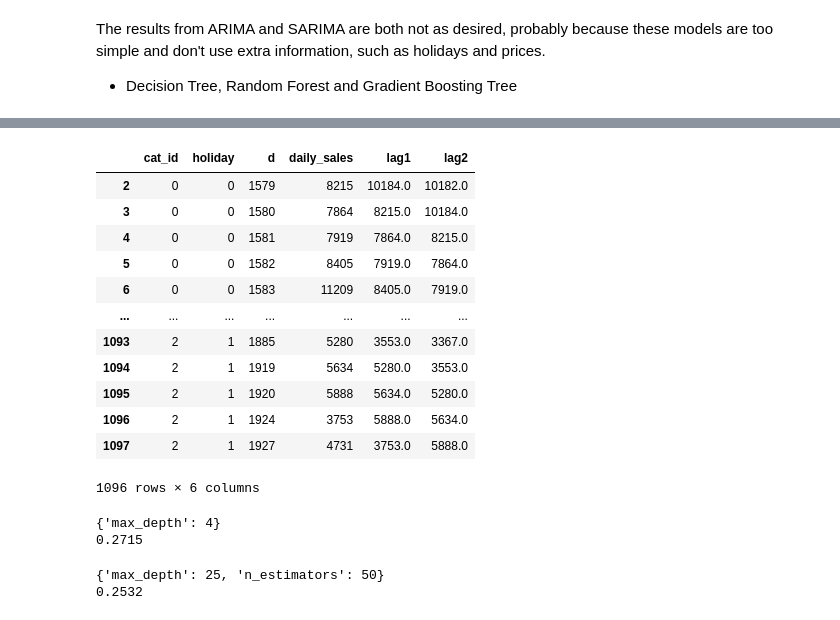
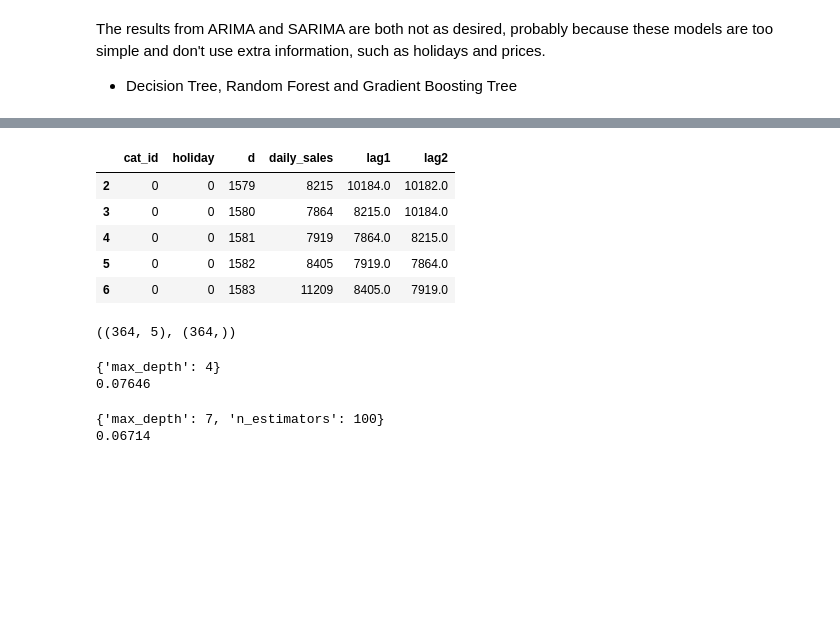
Before and after one commit to QingchuanLyu/Predicting-Walmart-Food-Sales, a Jupyter notebook: Walmart_Sales_Prediction_Qingchuan Lyu.ipynb, the cells around one changed output, grey strips where cells are left out. Drawn from its saved outputs; the diff is of its cells as text; code cells hidden in the pictures; blank space fills up the shorter version.

```diff
--- a/Walmart_Sales_Prediction_Qingchuan Lyu.ipynb
+++ b/Walmart_Sales_Prediction_Qingchuan Lyu.ipynb
@@ -522,7 +516,7 @@ input_data.head(4)
 # %%
 #use a dummy variable to indicate if there's a holiday (event1 or event 2)
-input_data['holiday'] = np.where(input_data.event_name_1.isnull() & input_data.event_name_2.isnull(), 0, 1)
-input_ca_cat = input_data.loc[input_data.state_id == 'CA'].groupby(['cat_id','holiday','d']).agg(daily_sales = ('demand', 'sum')).reset_index()
+input_ca['holiday'] = np.where(input_ca.event_name_1.isnull() & input_ca.event_name_2.isnull(), 0, 1)
+input_ca_cat = input_ca.groupby(['cat_id','holiday','d']).agg(daily_sales = ('demand', 'sum')).reset_index()
 # %%
 input_ca_cat['lag1'] = input_ca_cat['daily_sales'].shift(1)
 input_ca_cat['lag2'] = input_ca_cat['daily_sales'].shift(2)
@@ -536,21 +530,16 @@ input_ca_cat.dropna(inplace=True)
 train = input_ca_cat.loc[input_ca_cat.cat_id == 0][['cat_id', 'holiday', 'd', 'lag1', 'lag2']]
 y_train = input_ca_cat.loc[input_ca_cat.cat_id == 0]['daily_sales']
 # %%
-input_ca_cat
+input_ca_cat.head()
 # %% [output]
 |  | cat_id | holiday | d | daily_sales | lag1 | lag2 |
 | 2 | 0 | 0 | 1579 | 8215 | 10184.0 | 10182.0 |
 | 3 | 0 | 0 | 1580 | 7864 | 8215.0 | 10184.0 |
 | 4 | 0 | 0 | 1581 | 7919 | 7864.0 | 8215.0 |
 | 5 | 0 | 0 | 1582 | 8405 | 7919.0 | 7864.0 |
 | 6 | 0 | 0 | 1583 | 11209 | 8405.0 | 7919.0 |
-| ... | ... | ... | ... | ... | ... | ... |
-| 1093 | 2 | 1 | 1885 | 5280 | 3553.0 | 3367.0 |
-| 1094 | 2 | 1 | 1919 | 5634 | 5280.0 | 3553.0 |
-| 1095 | 2 | 1 | 1920 | 5888 | 5634.0 | 5280.0 |
-| 1096 | 2 | 1 | 1924 | 3753 | 5888.0 | 5634.0 |
-| 1097 | 2 | 1 | 1927 | 4731 | 3753.0 | 5888.0 |
-1096 rows × 6 columns
 # %%
 train.shape, y_train.shape
+# %% [output]
+((364, 5), (364,))
 # %%
@@ -562,31 +551,28 @@ cost_scorer = make_scorer(mean_absolute_percentage_error, greater_is_better=Fals
 # %%
-
-dt = make_pipeline(RobustScaler(), DecisionTreeRegressor(max_depth=40, min_samples_split=10, random_state=1))
-param_grid={
+dt = DecisionTreeRegressor(max_depth=40, min_samples_split=10, random_state=1)
+param_grid_dt={
             'max_depth': range(2,50)
         }
-search = GridSearchCV(DecisionTreeRegressor(), param_grid, cv=10, scoring=cost_scorer, n_jobs=-1)
-search.fit(train, y_train)
-best_params_tree = search.best_params_
-print(f"{search.best_params_}")
-print(f"{np.sqrt(-search.best_score_):.4}")
+search_dt = GridSearchCV(estimator = dt, param_grid=param_grid_dt, cv=10, scoring=cost_scorer, n_jobs=-1)
+search_dt.fit(train, y_train)
+print(f"{search_dt.best_params_}")
+print(f"{-search_dt.best_score_:.4}")
 # %% [output]
 {'max_depth': 4}
-0.2715
+0.07646
 # %%
 #random forest
-rdf = make_pipeline(RobustScaler(), RandomForestRegressor(max_depth=4, n_estimators=50, random_state=1))
-param_grid={
-            'max_depth': range(2,50),
-            'n_estimators': (50, 100)
-        }
-search = GridSearchCV(RandomForestRegressor(), param_grid, cv=10, scoring=cost_scorer, n_jobs=-1)
-search.fit(train, y_train)
-best_params_forest = search.best_params_
-print(f"{search.best_params_}")
-print(f"{np.sqrt(-search.best_score_):.4}")
+rdf = RandomForestRegressor(max_depth=4, n_estimators=50, random_state=1)
+param_grid_rdf={
+                'max_depth': range(2,50),
+                'n_estimators': (50, 100)
+                }
+search_rdf = GridSearchCV(estimator = rdf, param_grid= param_grid_rdf, cv=10, scoring=cost_scorer, n_jobs=-1)
+search_rdf.fit(train, y_train)
+print(f"{search_rdf.best_params_}")
+print(f"{-search_rdf.best_score_:.4}")
 # %% [output]
-{'max_depth': 25, 'n_estimators': 50}
-0.2532
+{'max_depth': 7, 'n_estimators': 100}
+0.06714
 # %%
 #Lightgbm
```
Also changed, not shown: parts of 14 cells of this notebook.
